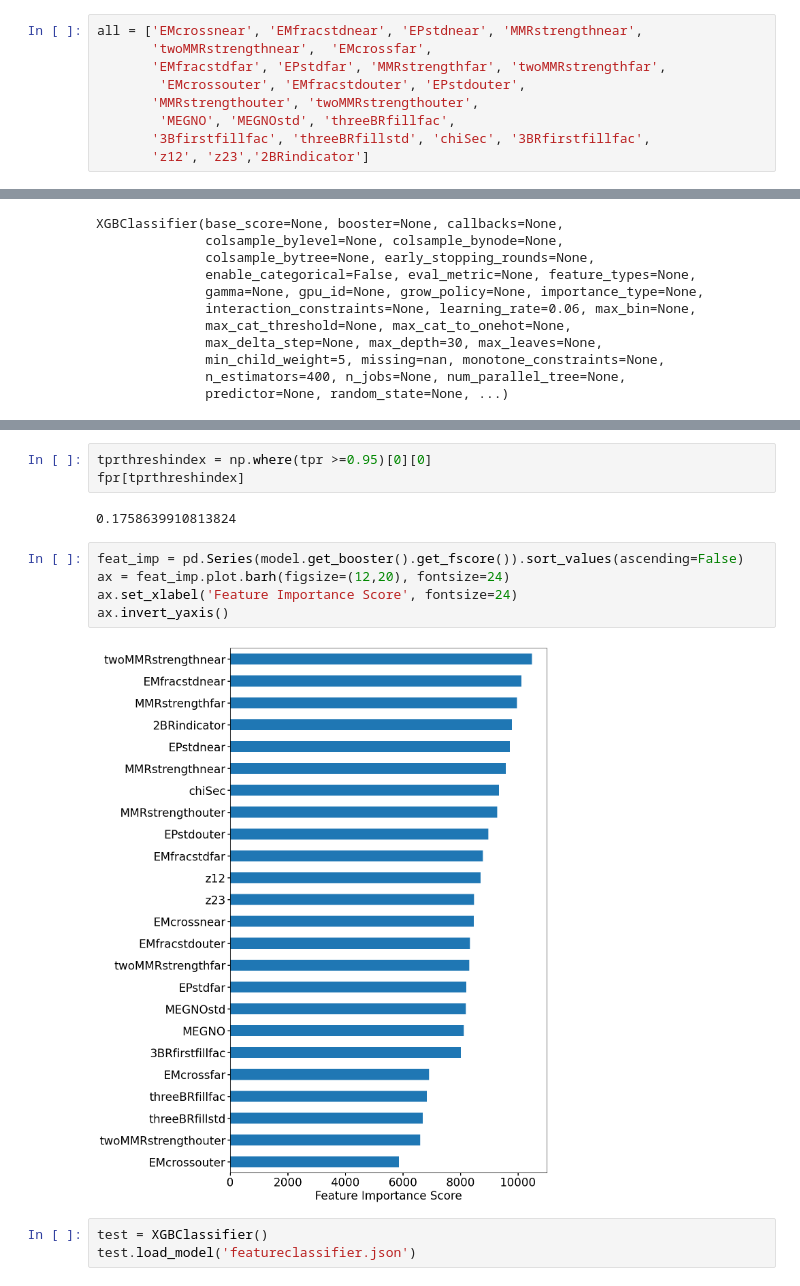
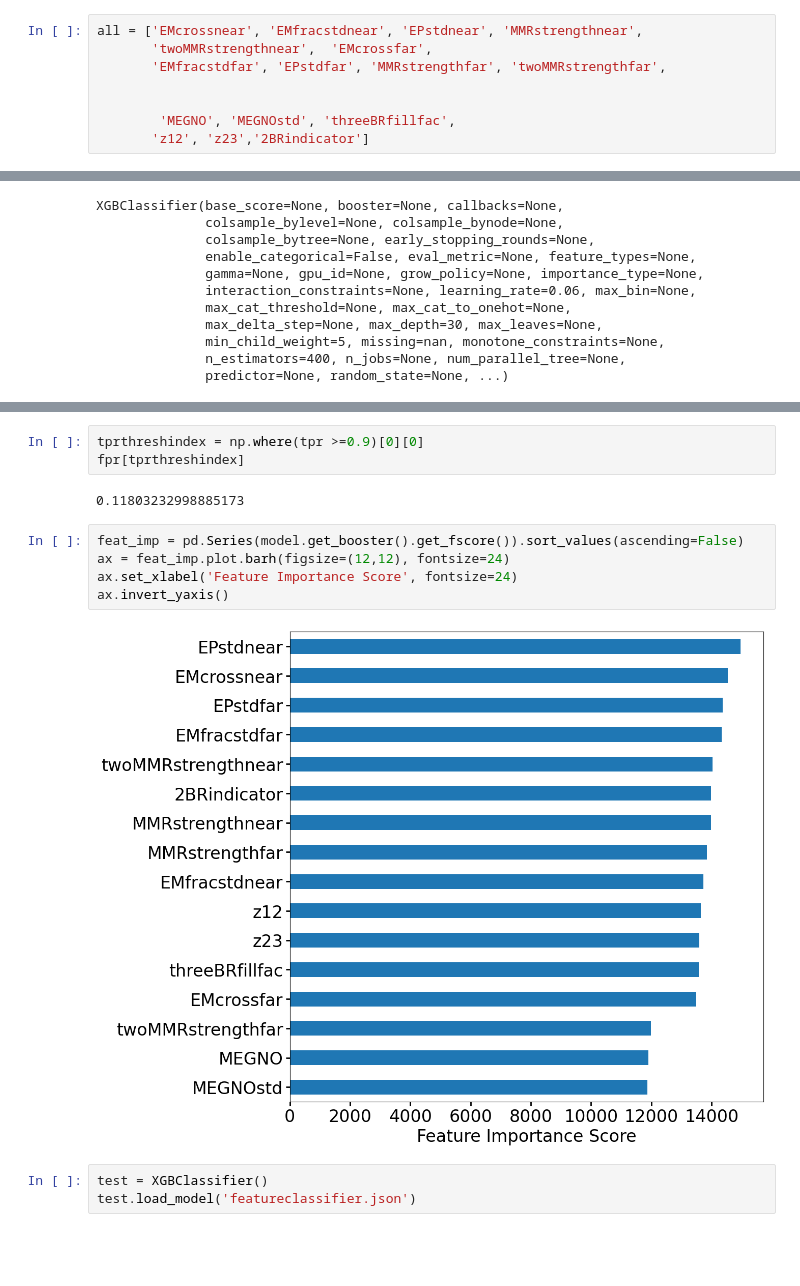
Before and after one commit to Ethadhani/summerSPOCK, a Jupyter notebook: spockTrain/1fullfeat_FC.ipynb, the cells around one changed output, grey strips where cells are left out. Saved outputs shown, nothing was run; the diff lists cells and outputs as text; blank space fills up the shorter version.

```diff
--- a/spockTrain/1fullfeat_FC.ipynb
+++ b/spockTrain/1fullfeat_FC.ipynb
@@ -87,8 +87,7 @@ Index(['EMcrossnear', 'EMfracstdnear', 'EPstdnear', 'MMRstrengthnear',
 all = ['EMcrossnear', 'EMfracstdnear', 'EPstdnear', 'MMRstrengthnear',
        'twoMMRstrengthnear',  'EMcrossfar',
        'EMfracstdfar', 'EPstdfar', 'MMRstrengthfar', 'twoMMRstrengthfar',
-        'EMcrossouter', 'EMfracstdouter', 'EPstdouter',
-       'MMRstrengthouter', 'twoMMRstrengthouter',
+
+
         'MEGNO', 'MEGNOstd', 'threeBRfillfac',
-       '3Bfirstfillfac', 'threeBRfillstd', 'chiSec', '3BRfirstfillfac',
        'z12', 'z23','2BRindicator']
@@ -333,15 +333,15 @@ Text(0.5, 1.0, 'ROC curve (AUC = 0.964)')
 # %%
-tprthreshindex = np.where(tpr >=0.95)[0][0]
+tprthreshindex = np.where(tpr >=0.9)[0][0]
 fpr[tprthreshindex]
 # %% [output]
-0.1758639910813824
+0.11803232998885173
 # %%
 feat_imp = pd.Series(model.get_booster().get_fscore()).sort_values(ascending=False)
-ax = feat_imp.plot.barh(figsize=(12,20), fontsize=24)
+ax = feat_imp.plot.barh(figsize=(12,12), fontsize=24)
 ax.set_xlabel('Feature Importance Score', fontsize=24)
 ax.invert_yaxis()
 # %% [output]
-[figure, old version]
+[figure, new version]
 # %%
 test = XGBClassifier()
 test.load_model('featureclassifier.json')
```
Also changed, not shown: parts of 5 cells of this notebook, 12 other files.
